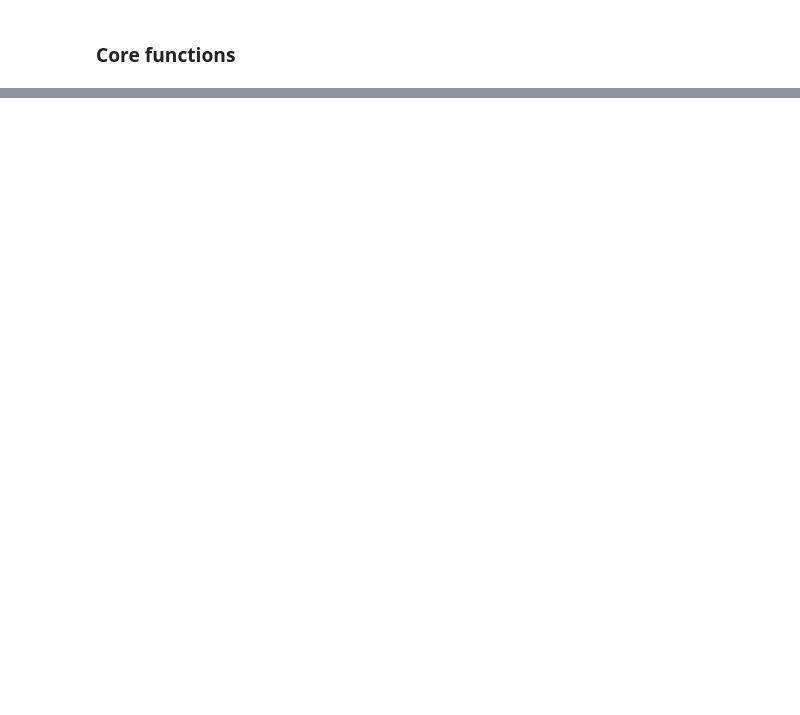
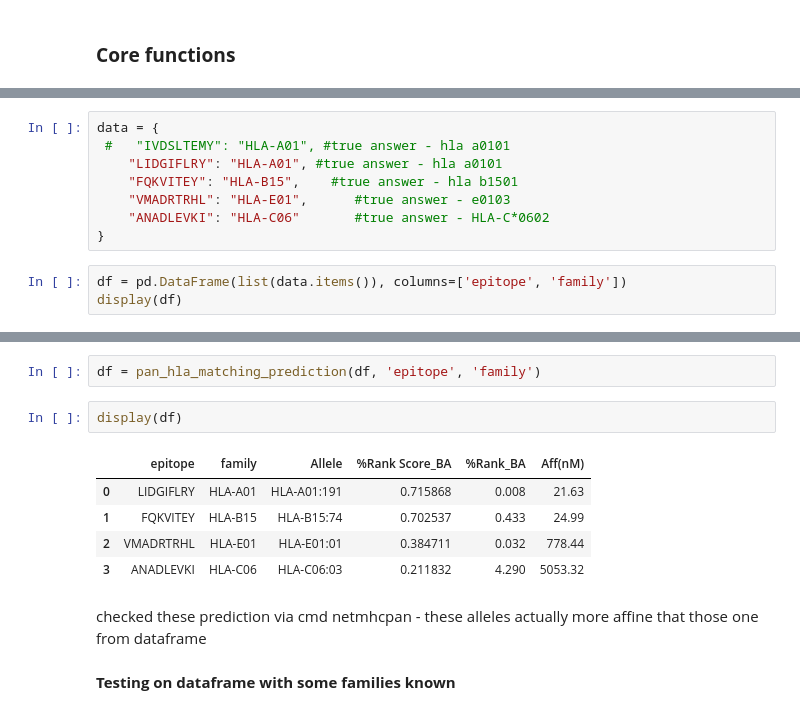
Before and after one commit to AnatoliyLarkin/netmhcpanwrapper, a Jupyter notebook: notebooks/Netmchpan_wrapper_development_notebook.ipynb, the cells around one changed output, grey strips where cells are left out. Drawn from its saved outputs; the diff is of its cells as text; blank space fills up the shorter version.

```diff
--- a/notebooks/Netmchpan_wrapper_development_notebook.ipynb
+++ b/notebooks/Netmchpan_wrapper_development_notebook.ipynb
@@ -195,0 +416,11 @@ Error. PTYPE_LINE parameter option -a too long. Max size 1024
+# %%
+data = {
+ #   "IVDSLTEMY": "HLA-A01", #true answer - hla a0101
+    "LIDGIFLRY": "HLA-A01", #true answer - hla a0101
+    "FQKVITEY": "HLA-B15",    #true answer - hla b1501
+    "VMADRTRHL": "HLA-E01",      #true answer - e0103
+    "ANADLEVKI": "HLA-C06"       #true answer - HLA-C*0602
+}
+# %%
+df = pd.DataFrame(list(data.items()), columns=['epitope', 'family'])
+display(df)
@@ -195,0 +433,14 @@ Error. PTYPE_LINE parameter option -a too long. Max size 1024
+# %%
+df = pan_hla_matching_prediction(df, 'epitope', 'family')
+# %%
+display(df)
+# %% [output]
+|  | epitope | family | Allele | %Rank Score_BA | %Rank_BA | Aff(nM) |
+| 0 | LIDGIFLRY | HLA-A01 | HLA-A01:191 | 0.715868 | 0.008 | 21.63 |
+| 1 | FQKVITEY | HLA-B15 | HLA-B15:74 | 0.702537 | 0.433 | 24.99 |
+| 2 | VMADRTRHL | HLA-E01 | HLA-E01:01 | 0.384711 | 0.032 | 778.44 |
+| 3 | ANADLEVKI | HLA-C06 | HLA-C06:03 | 0.211832 | 4.290 | 5053.32 |
+# %% [markdown]
+checked these prediction via cmd netmhcpan - these alleles actually more affine that those one from dataframe
+# %% [markdown]
+**Testing on dataframe with some families known**
```
Also changed, not shown: parts of 34 cells of this notebook, 3 other files.
